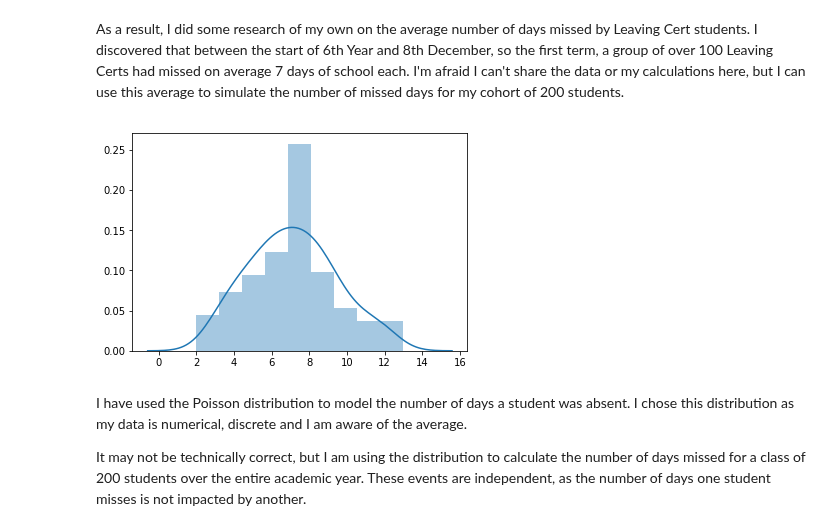
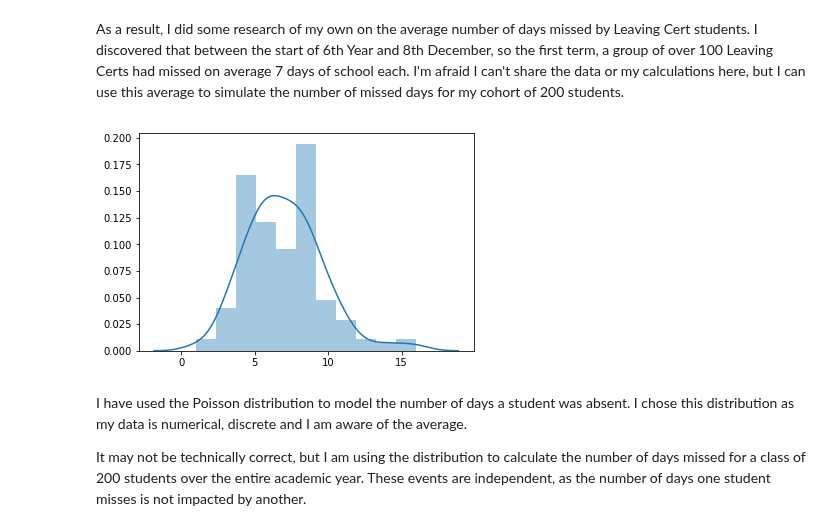
Before and after one commit to MarionMcG/python-fundamentals-project, a Jupyter notebook: exam-cohort.ipynb, the cells around one changed output. Cells and saved outputs as stored; diff of their text form; code cells hidden in the pictures.

```diff
--- a/exam-cohort.ipynb
+++ b/exam-cohort.ipynb
@@ -368,11 +369,12 @@ As a result, I was wary of using this figure. There are a wide range of factors
 # %% [markdown]
 As a result, I did some research of my own on the average number of days missed by Leaving Cert students. I discovered that between the start of 6th Year and 8th December, so the first term, a group of over 100 Leaving Certs had missed on average 7 days of school each. I'm afraid I can't share the data or my calculations here, but I can use this average to simulate the number of missed days for my cohort of 200 students.
 # %%
+np.random.RandomState(42)
 missed_days = pd.Series(np.random.poisson(7, 200))
 sns.distplot(missed_days);
 df['Missed_days'] = missed_days.values
 # %% [output]
-[figure, old version]
+[figure, new version]
 # %% [markdown]
 I have used the Poisson distribution to model the number of days a student was absent. I chose this distribution as my data is numerical, discrete and I am aware of the average.
 
```
Also changed, not shown: parts of 13 cells of this notebook.
